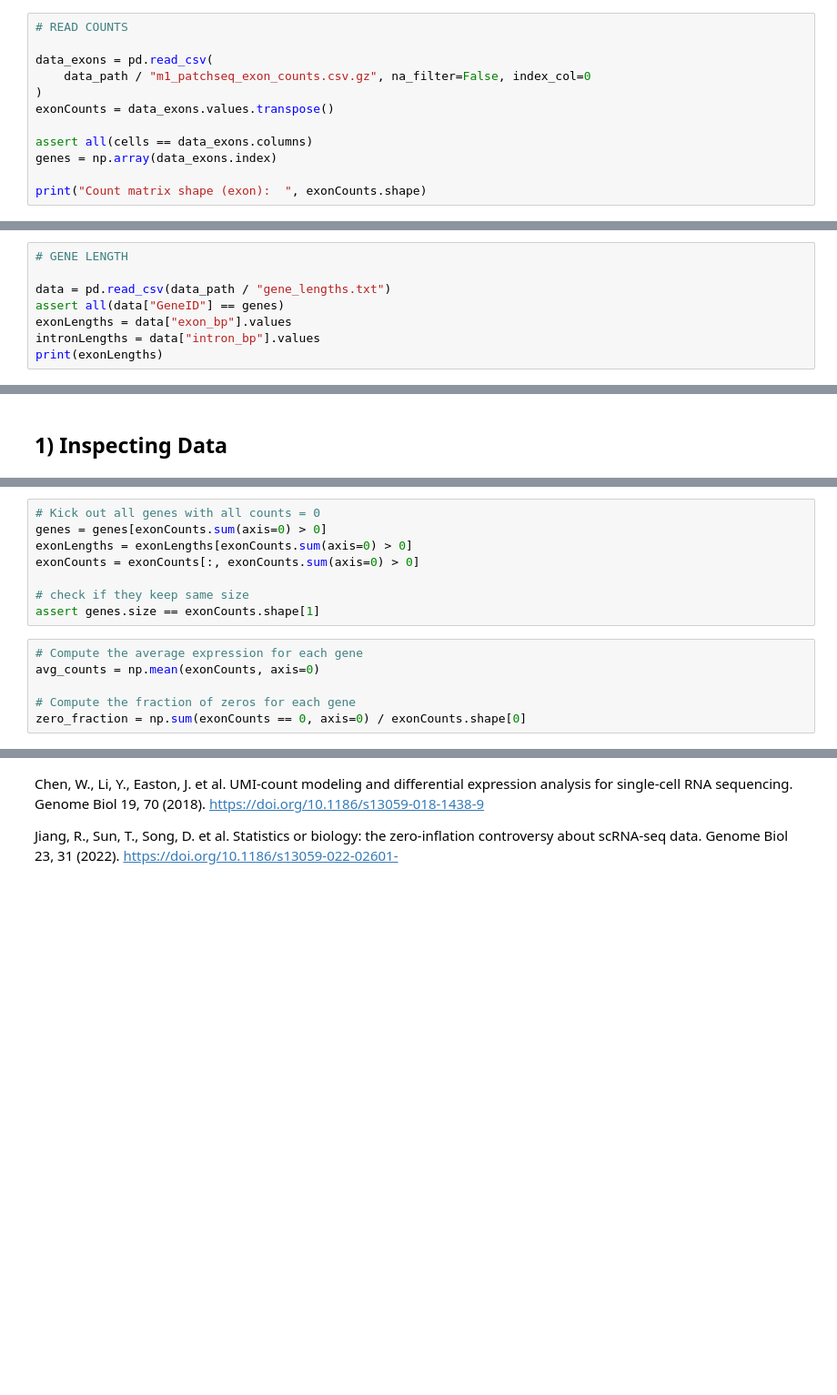
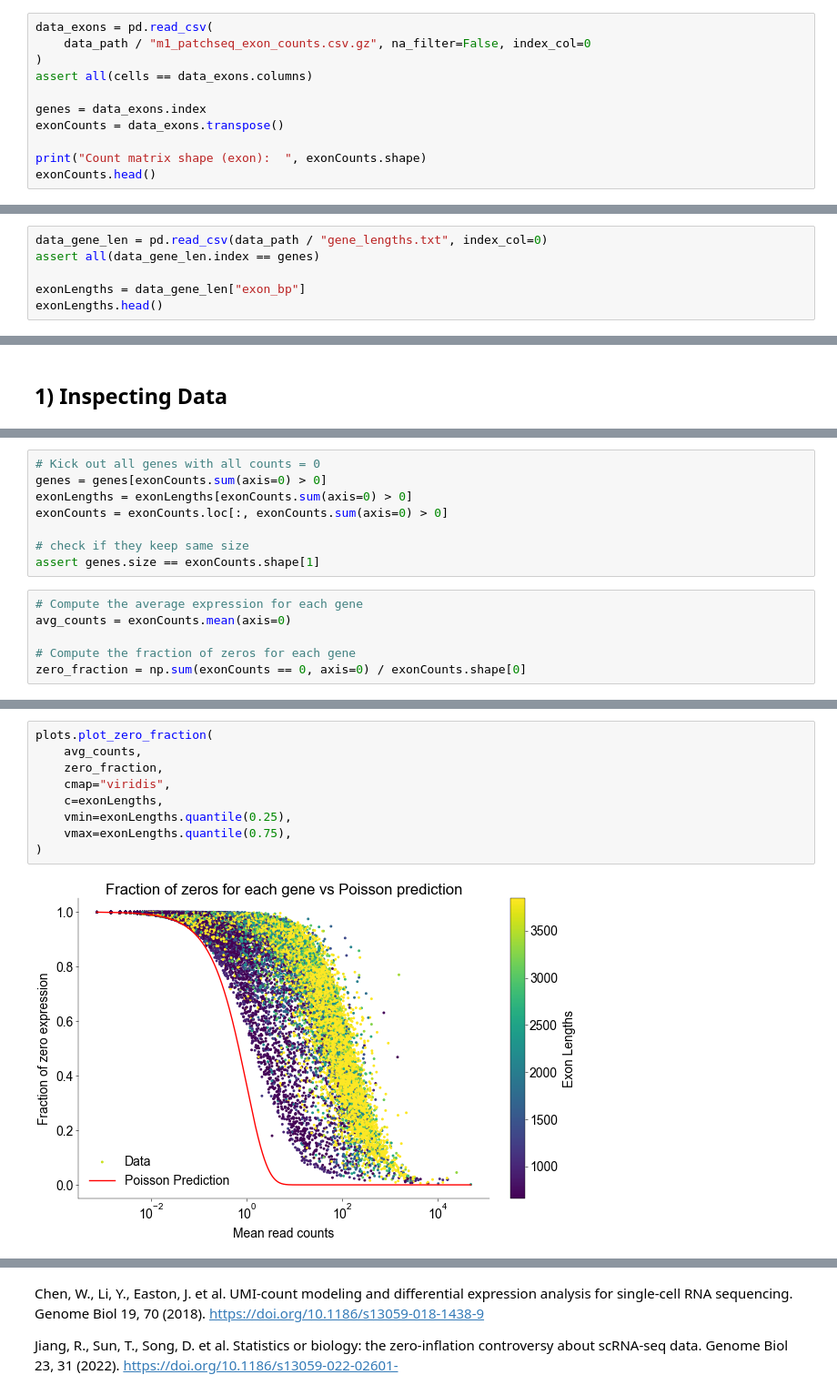
Before and after one commit to dtc103/neural-data-science-project, a Jupyter notebook: notebooks/practical03.ipynb, the cells around one changed output, grey strips where cells are left out. Shown at 91% size. Drawn from its saved outputs; the diff is of its cells as text; blank space fills up the shorter version.

Commit message:
corrected zero_fraction, plots refactor

```diff
--- a/notebooks/practical03.ipynb
+++ b/notebooks/practical03.ipynb
@@ -117,14 +119,13 @@ Number of slices with two cells:         69
 # %%
-# READ COUNTS
-
 data_exons = pd.read_csv(
     data_path / "m1_patchseq_exon_counts.csv.gz", na_filter=False, index_col=0
 )
-exonCounts = data_exons.values.transpose()
+assert all(cells == data_exons.columns)
 
-assert all(cells == data_exons.columns)
-genes = np.array(data_exons.index)
+genes = data_exons.index
+exonCounts = data_exons.transpose()
 
 print("Count matrix shape (exon):  ", exonCounts.shape)
+exonCounts.head()
 # %% [output]
 Count matrix shape (exon):   (1329, 42466)
@@ -147,9 +139,7 @@ data_exons
 # %%
-# GENE LENGTH
+data_gene_len = pd.read_csv(data_path / "gene_lengths.txt", index_col=0)
+assert all(data_gene_len.index == genes)
 
-data = pd.read_csv(data_path / "gene_lengths.txt")
-assert all(data["GeneID"] == genes)
-exonLengths = data["exon_bp"].values
-intronLengths = data["intron_bp"].values
-print(exonLengths)
+exonLengths = data_gene_len["exon_bp"]
+exonLengths.head()
 # %% [output]
@@ -261,13 +257,13 @@ assert np.isnan(exonCounts).sum() == 0
 # Kick out all genes with all counts = 0
 genes = genes[exonCounts.sum(axis=0) > 0]
 exonLengths = exonLengths[exonCounts.sum(axis=0) > 0]
-exonCounts = exonCounts[:, exonCounts.sum(axis=0) > 0]
+exonCounts = exonCounts.loc[:, exonCounts.sum(axis=0) > 0]
 
 # check if they keep same size
 assert genes.size == exonCounts.shape[1]
 # %%
 # Compute the average expression for each gene
-avg_counts = np.mean(exonCounts, axis=0)
+avg_counts = exonCounts.mean(axis=0)
 
 # Compute the fraction of zeros for each gene
 zero_fraction = np.sum(exonCounts == 0, axis=0) / exonCounts.shape[0]
@@ -299,0 +270,11 @@ ax.set_xscale("log")
+# %%
+plots.plot_zero_fraction(
+    avg_counts,
+    zero_fraction,
+    cmap="viridis",
+    c=exonLengths,
+    vmin=exonLengths.quantile(0.25),
+    vmax=exonLengths.quantile(0.75),
+)
+# %% [output]
+[figure, added]
```
Also changed, not shown: parts of 26 cells of this notebook, 2 other files.
